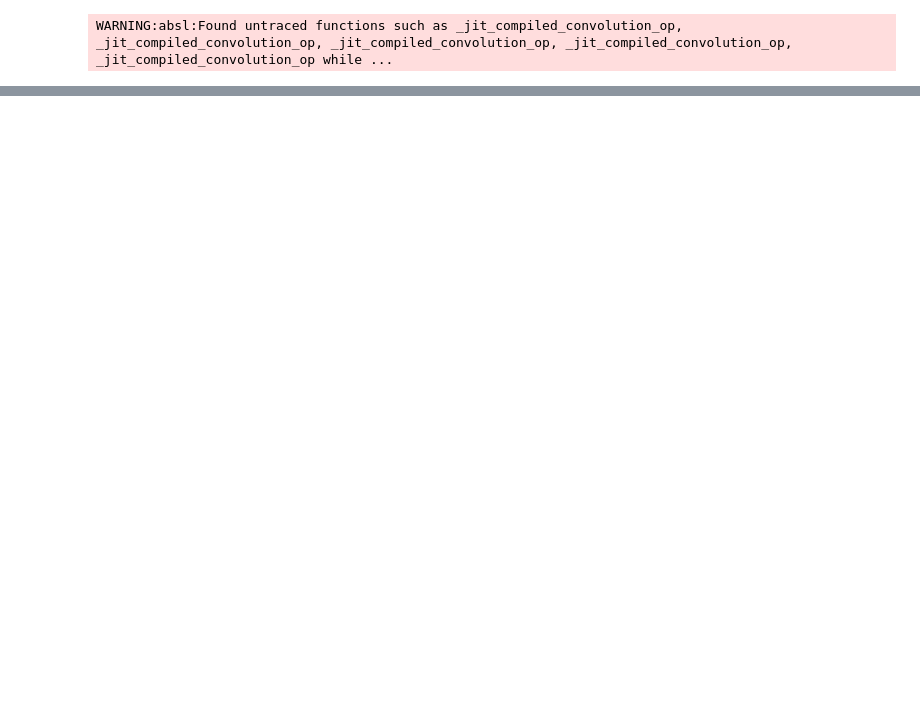
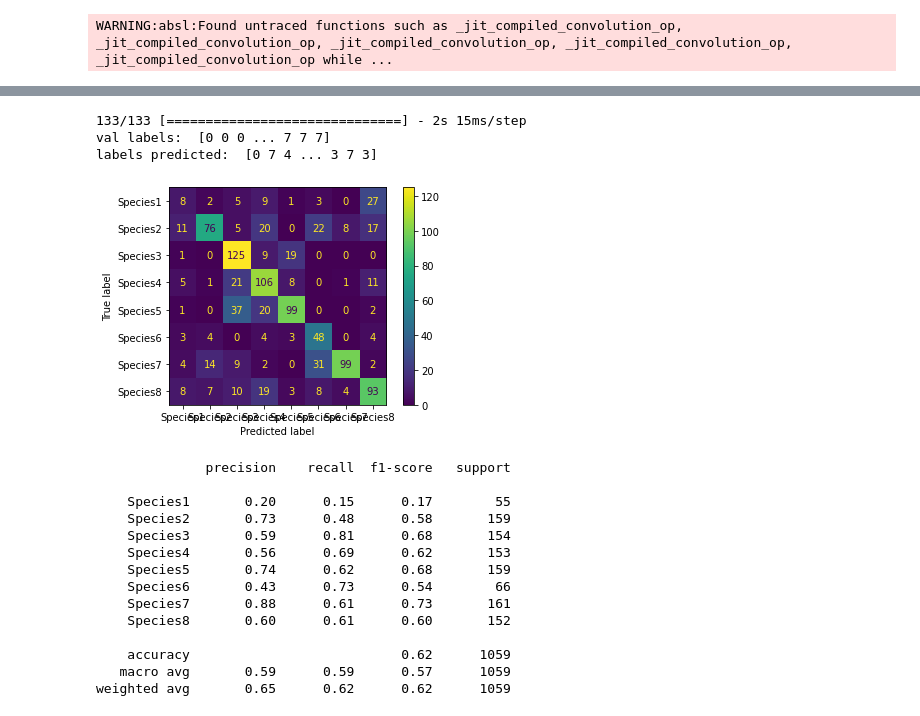
Before and after one commit to maurofama99/AN2DL_Homeworks, a Jupyter notebook: ANN_challenge1.ipynb, the cells around one changed output, grey strips where cells are left out. Cells and saved outputs as stored; diff of their text form; code cells hidden in the pictures; blank space fills up the shorter version.

```diff
--- a/ANN_challenge1.ipynb
+++ b/ANN_challenge1.ipynb
@@ -1123,0 +1186,13 @@ WARNING:absl:Found untraced functions such as _jit_compiled_convolution_op, _jit
+# %%
+# Create folders and callbacks and fit
+aug_callbacks = create_folders_and_callbacks(model_name='CNN_Aug')
+
+# Train the model
+history = model3.fit(
+    x = aug_train_gen,
+    epochs = epochs,
+    validation_data = valid_gen,
+    class_weight = {0: 3542/186, 1: 3542/532, 2: 3542/515, 3: 3542/511, 4: 3542/531,
+                    5: 3542/222, 6: 3542/537, 7: 3542/508},
+    callbacks = aug_callbacks,
+).history
@@ -1123,0 +1222,21 @@ WARNING:absl:Found untraced functions such as _jit_compiled_convolution_op, _jit
+# %%
+testModel(valid_gen, model3)
+# %% [output]
+133/133 [==============================] - 2s 15ms/step
+val labels:  [0 0 0 ... 7 7 7]
+labels predicted:  [0 7 4 ... 3 7 3]
+[figure, added]
+              precision    recall  f1-score   support
+
+    Species1       0.20      0.15      0.17        55
+    Species2       0.73      0.48      0.58       159
+    Species3       0.59      0.81      0.68       154
+    Species4       0.56      0.69      0.62       153
+    Species5       0.74      0.62      0.68       159
+    Species6       0.43      0.73      0.54        66
+    Species7       0.88      0.61      0.73       161
+    Species8       0.60      0.61      0.60       152
+
+    accuracy                           0.62      1059
+   macro avg       0.59      0.59      0.57      1059
+weighted avg       0.65      0.62      0.62      1059
```
Also changed, not shown: parts of 12 cells of this notebook.
